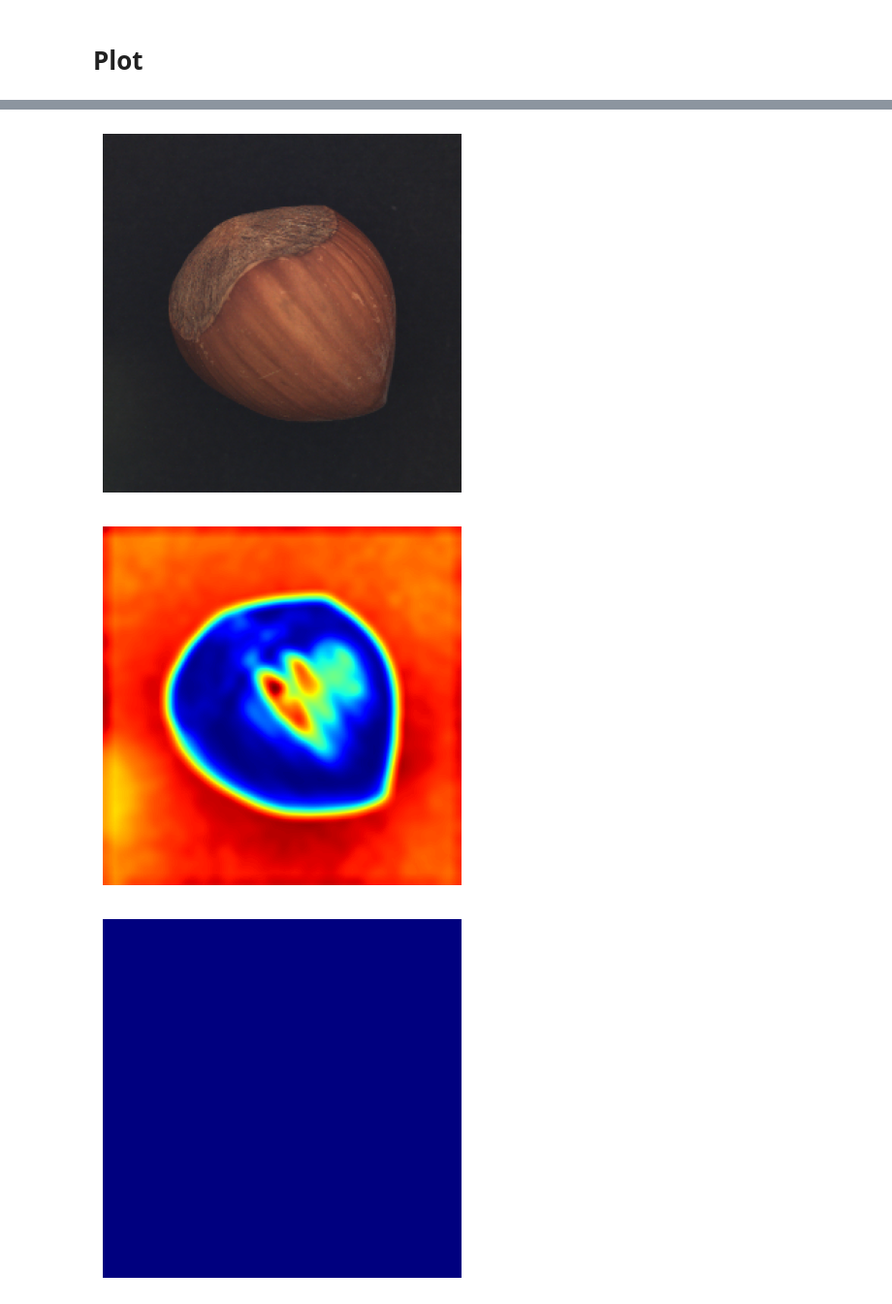
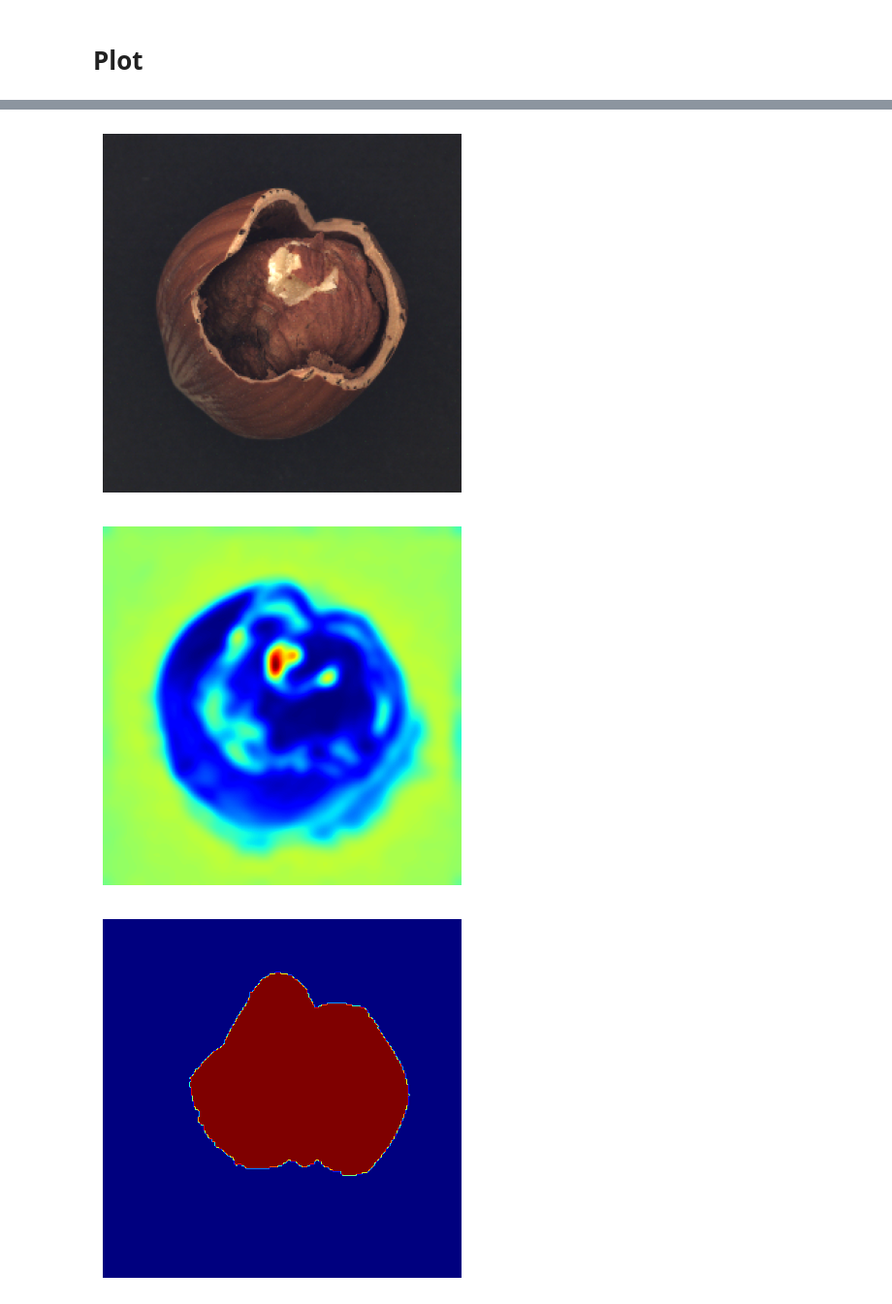
Before and after one commit to ileniagalati/active_ae_xad, a Jupyter notebook: active_aexad_kaggle.ipynb, the cells around one changed output, grey strips where cells are left out. Shown at 97% size. Drawn from its saved outputs; the diff is of its cells as text; code cells hidden in the pictures.

Commit message:
Kaggle Notebook | active_aexad | Version 5

```diff
--- a/active_aexad_kaggle.ipynb
+++ b/active_aexad_kaggle.ipynb
@@ -87,7 +79,7 @@ ds="mvtec"
 htmap_stats = []
 det_stats = []
 
-ret_path = os.path.join('results/output', ds)
+ret_path = "results/output/mvtec/29/0.5"
 GT = np.load(open(os.path.join(ret_path, 'gt.npy'), 'rb'))
 Y = np.load(open(os.path.join(ret_path, 'labels.npy'), 'rb'))
 Y_test = np.load(open(os.path.join('results/test_data', ds, 'Y_test.npy'), 'rb'))
@@ -214,31 +206,8 @@ import matplotlib.pyplot as plt
 
 def plot_results_anom(path, method):
 
-    if  method == 'aaexad':
+    if method == 'aaexad':
         idx = np.argsort(scores_aexad[Y_test == 1])
-
-    plt.title(f'{method}')
-
-    subplot_per_row = 3
-    examples=5
-    for i in range(examples):
-        plt.subplot(5, subplot_per_row, (i*subplot_per_row)+1)
-        plot_image(X_test[Y_test==1][idx[i]])
-
-        plt.subplot(examples, subplot_per_row, (i*subplot_per_row)+2)
-
-        plt.title('AEXAD')
-        plot_heatmap(htmaps_aexad[Y_test==1][idx[i]])
-        plt.subplot(examples, subplot_per_row, (i*subplot_per_row)+3)
-
-        plot_heatmap(GT_test[Y_test==1][idx[i]])
-
-    plt.show()
-
-def plot_results_anom_top(path, method):
-
-    if method == 'aaexad':
-        idx = np.argsort(scores_aexad[Y_test == 1])[::-1]
 
     plt.title(f'{method}')
 
@@ -259,7 +228,29 @@ def plot_results_anom_top(path, method):
         plot_heatmap(gt)
         plt.show()
 
-ret_path = "results/output/mvtec"
+def plot_results_anom_top(path, method):
+
+    if method == 'aaexad':
+        idx = np.argsort(scores_aexad[Y_test == 1])[::-1]
+
+    plt.title(f'{method}')
+
+    htmaps_aexad_f = gaussian_blur2d(torch.from_numpy(htmaps_aexad), kernel_size=(15, 15), sigma=(4, 4))
+
+    examples = 5
+    for i in range(examples):
+        image = X_test[Y_test == 1][idx[i]]
+        image = image.transpose(2,0,1)
+        plot_image(image)
+        plt.show()
+        plot_heatmap(htmaps_aexad_f[Y_test == 1][idx[i]])
+        plt.show()
+        gt=GT_test[Y_test == 1][idx[i]]
+        gt = gt.transpose(2,0,1)
+        plot_heatmap(gt)
+        plt.show()
+
+ret_path = "results/output/mvtec/29/0.5"
 data = "results/test_data/mvtec"
 GT_test = np.load(open(os.path.join(ret_path, 'gt.npy'), 'rb'))
 Y_test = np.load(open(os.path.join(ret_path, 'labels.npy'), 'rb'))
@@ -277,3 +268,3 @@ plot_results_anom_top(ret_path,'aaexad')
-[figure, old version]
+[figure, new version]
-[figure, old version]
+[figure, new version]
-[figure, old version]
+[figure, new version]
```
Also changed, not shown: parts of 5 cells of this notebook.
